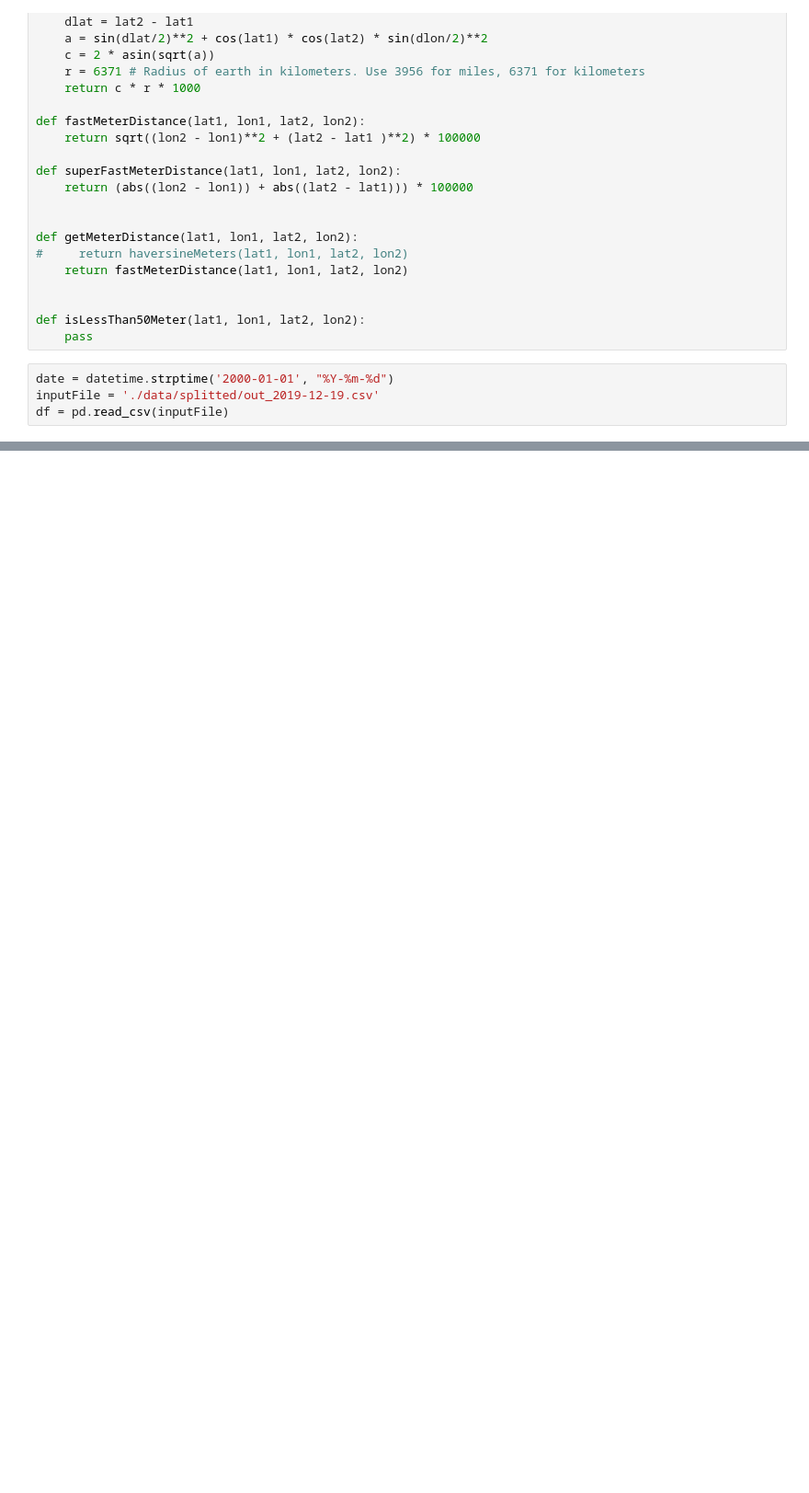
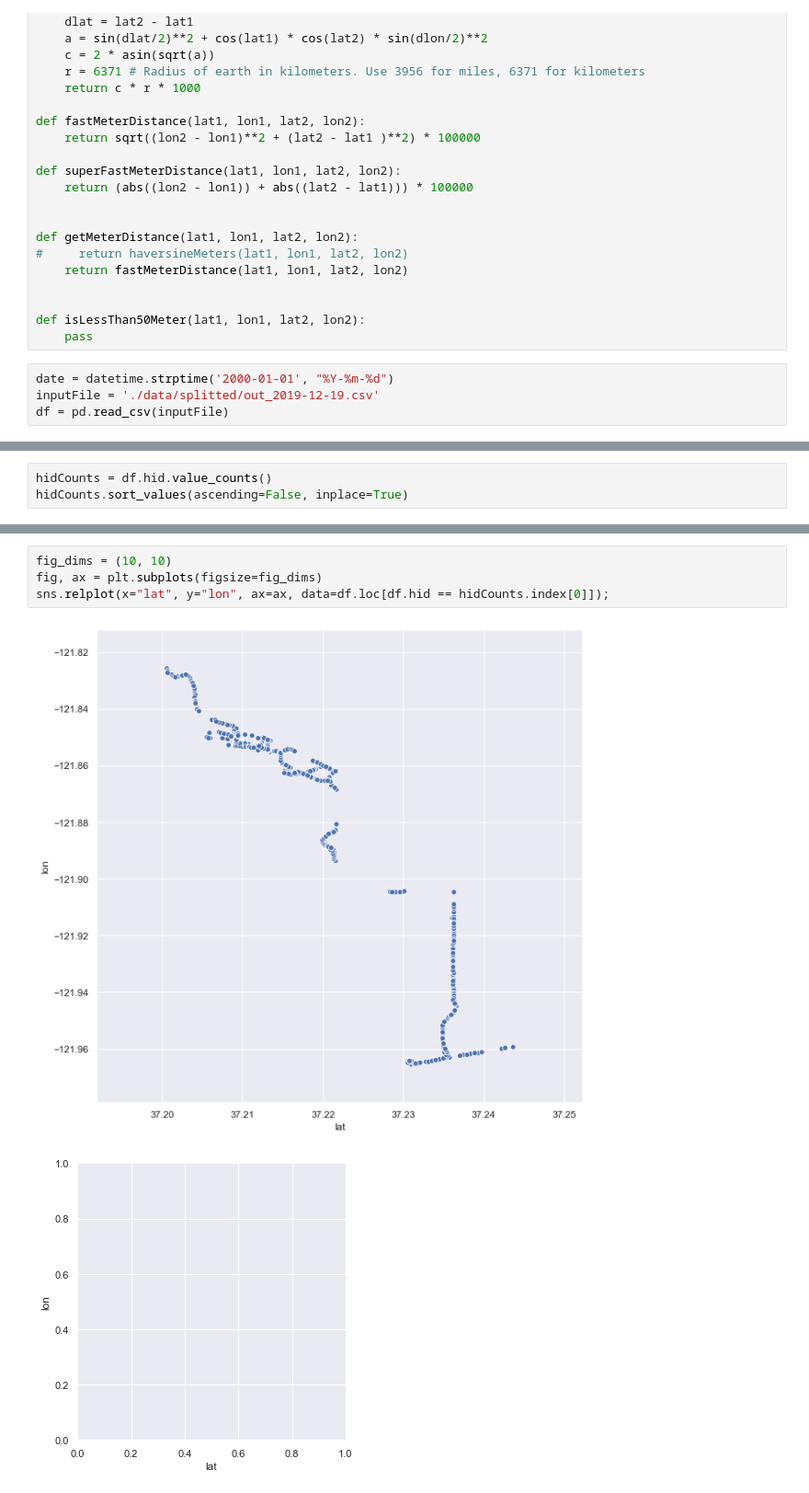
Before and after one commit to adhocmaster/covid1, a Jupyter notebook: location-assessment-by-day.ipynb, the cells around one changed output, grey strips where cells are left out. Shown: that part at 92% size. Saved outputs shown, nothing was run; the diff lists cells and outputs as text; blank space fills up the shorter version.

```diff
--- a/location-assessment-by-day.ipynb
+++ b/location-assessment-by-day.ipynb
@@ -103,0 +88,3 @@ haversineMeters(-121.6, 36.9, -122.1, 37.25)
+# %%
+hidCounts = df.hid.value_counts()
+hidCounts.sort_values(ascending=False, inplace=True)
@@ -103,0 +106,7 @@ haversineMeters(-121.6, 36.9, -122.1, 37.25)
+# %%
+fig_dims = (10, 10)
+fig, ax = plt.subplots(figsize=fig_dims)
+sns.relplot(x="lat", y="lon", ax=ax, data=df.loc[df.hid == hidCounts.index[0]]);
+# %% [output]
+[figure, added]
+[figure, added]
```
Also changed, not shown: parts of 13 cells of this notebook, 1 other file.
